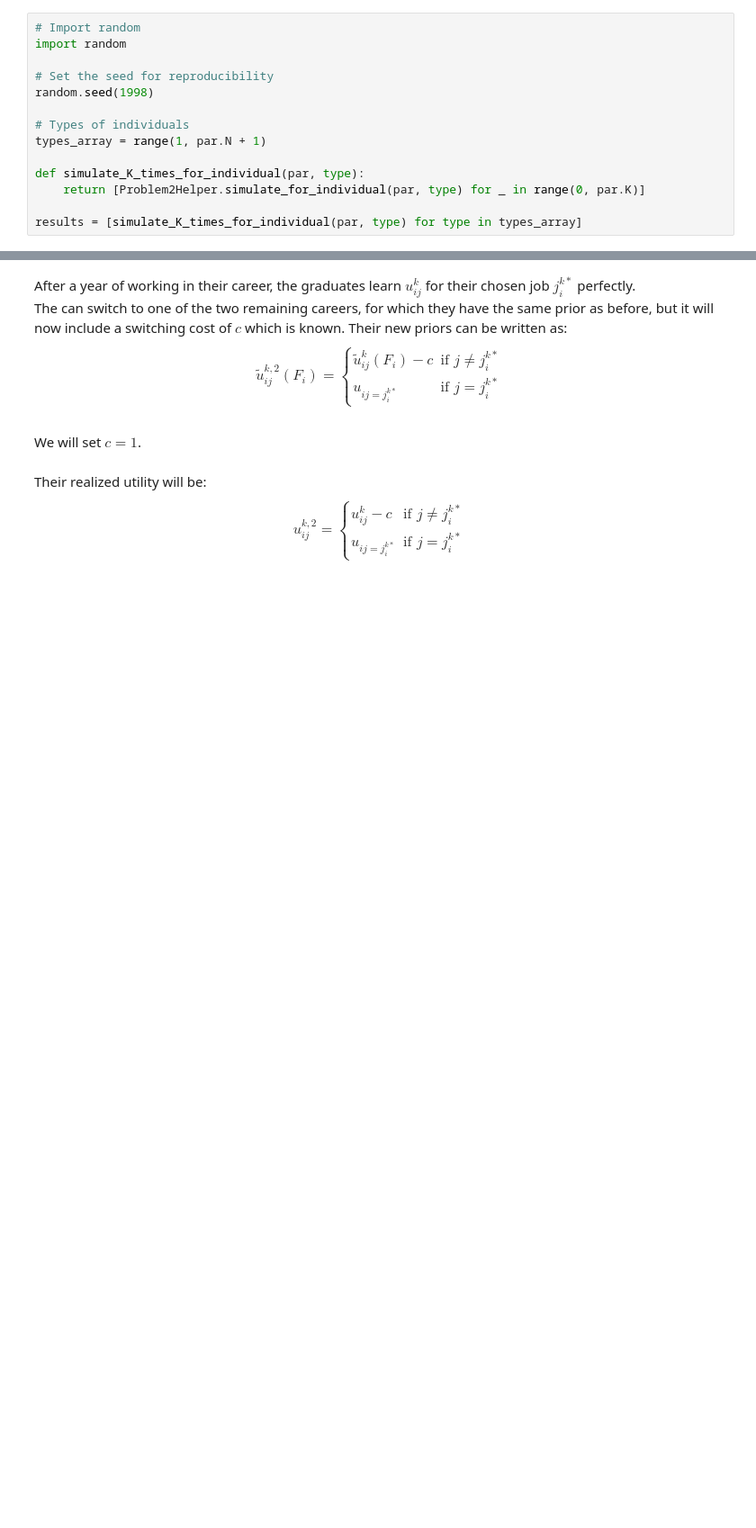
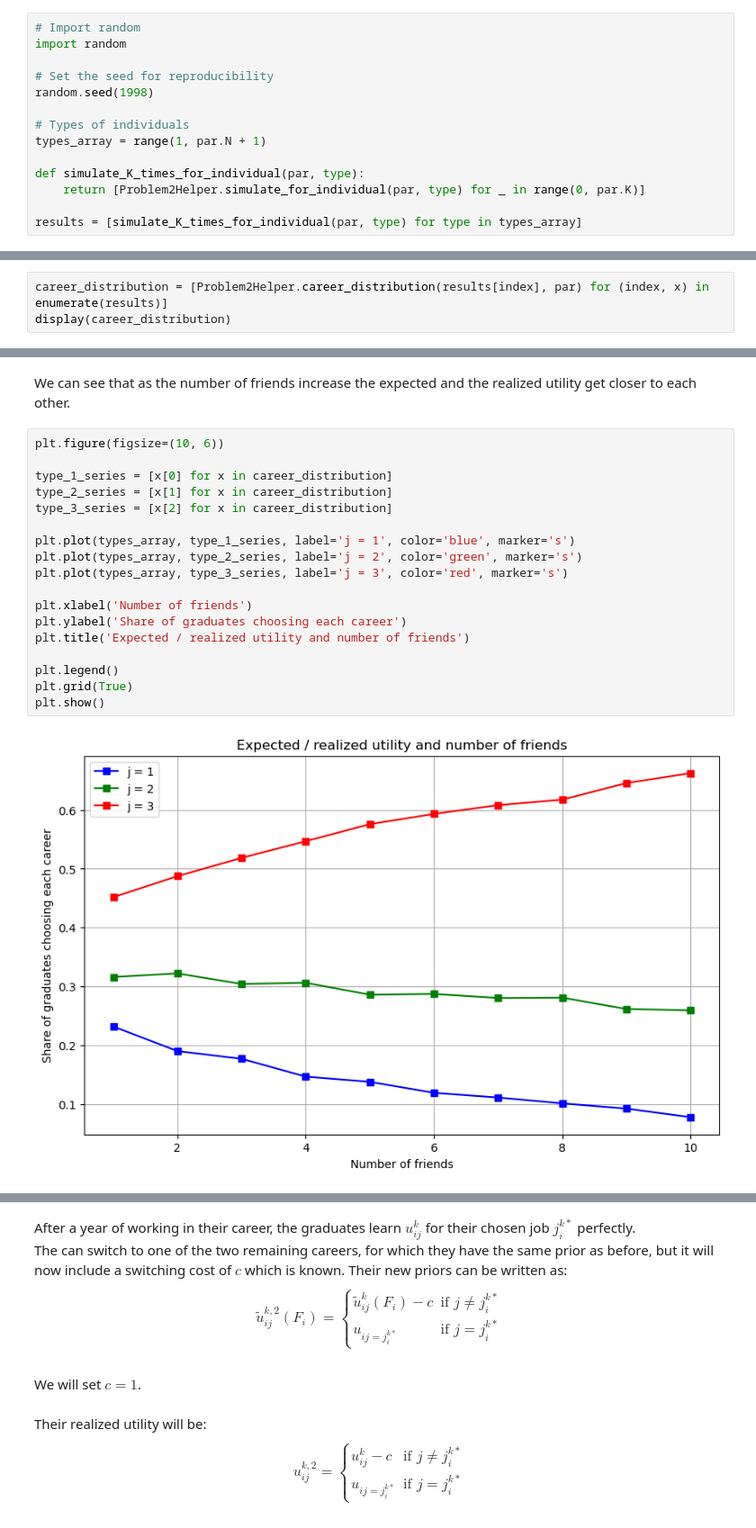
Before and after one commit to NumEconCopenhagen/projects-2024-Bertil-Nikoline-Victor, a Jupyter notebook: examproject/Q1_exam_2024.ipynb, the cells around one changed output, grey strips where cells are left out. Shown at 90% size. Cells and saved outputs as stored; diff of their text form; blank space fills up the shorter version.

```diff
--- a/examproject/Q1_exam_2024.ipynb
+++ b/examproject/Q1_exam_2024.ipynb
@@ -547,0 +522,3 @@ AttributeError: module 'Problem2Helper' has no attribute 'results_from_2'
+# %%
+career_distribution = [Problem2Helper.career_distribution(results[index], par) for (index, x) in enumerate(results)]
+display(career_distribution)
@@ -547,0 +556,22 @@ AttributeError: module 'Problem2Helper' has no attribute 'results_from_2'
+# %% [markdown]
+We can see that as the number of friends increase the expected and the realized utility get closer to each other.
+# %%
+plt.figure(figsize=(10, 6))
+
+type_1_series = [x[0] for x in career_distribution]
+type_2_series = [x[1] for x in career_distribution]
+type_3_series = [x[2] for x in career_distribution]
+
+plt.plot(types_array, type_1_series, label='j = 1', color='blue', marker='s')
+plt.plot(types_array, type_2_series, label='j = 2', color='green', marker='s')
+plt.plot(types_array, type_3_series, label='j = 3', color='red', marker='s')
+
+plt.xlabel('Number of friends')
+plt.ylabel('Share of graduates choosing each career')
+plt.title('Expected / realized utility and number of friends')
+
+plt.legend()
+plt.grid(True)
+plt.show()
+# %% [output]
+[figure, added]
```
Also changed, not shown: parts of 11 cells of this notebook, 1 other file.
